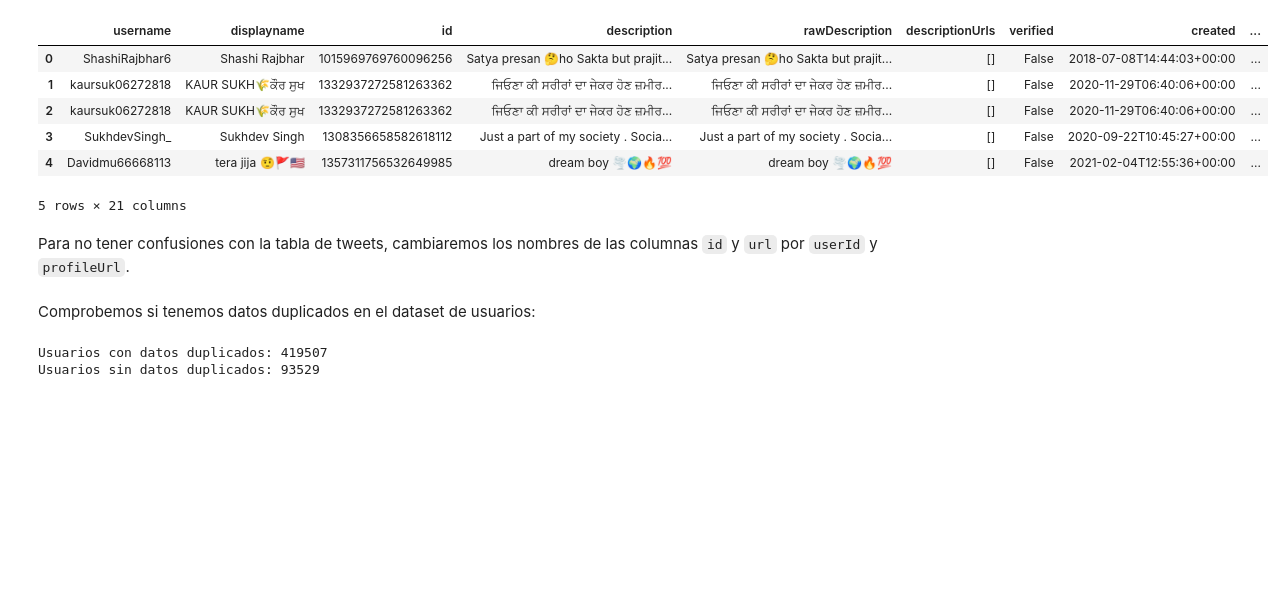
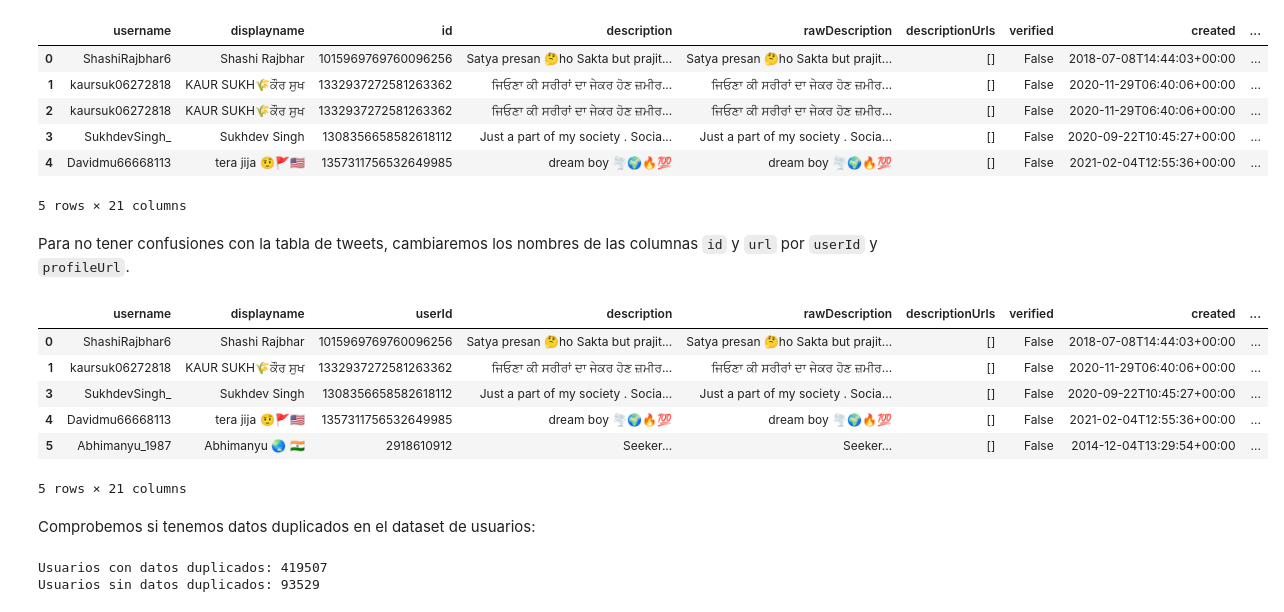
Before and after one commit to DanielaCorral/IIC2154-Diagnostico-Corral, a Jupyter notebook: diagnostico_IIC2154.ipynb, the cells around one changed output. Drawn from its saved outputs; the diff is of its cells as text; code cells hidden in the pictures; blank space fills up the shorter version.

```diff
--- a/diagnostico_IIC2154.ipynb
+++ b/diagnostico_IIC2154.ipynb
@@ -69,6 +69,16 @@ users.head()
 Para no tener confusiones con la tabla de tweets, cambiaremos los nombres de las columnas `id` y `url` por `userId` y `profileUrl`.
 # %%
 users.rename(columns={'id':'userId', 'url':'profileUrl'}, inplace=True)
+# %%
+users.head()
+# %% [output]
+|  | username | displayname | userId | description | rawDescription | descriptionUrls | verified | created | ... |
+| 0 | ShashiRajbhar6 | Shashi Rajbhar | 1015969769760096256 | Satya presan 🤔ho Sakta but prajit... | Satya presan 🤔ho Sakta but prajit... | [] | False | 2018-07-08T14:44:03+00:00 | ... |
+| 1 | kaursuk06272818 | KAUR SUKH🌾ਕੌਰ ਸੁਖ | 1332937272581263362 | ਜਿਓਣਾ ਕੀ ਸਰੀਰਾਂ ਦਾ ਜੇਕਰ ਹੋਣ ਜ਼ਮੀਰ... | ਜਿਓਣਾ ਕੀ ਸਰੀਰਾਂ ਦਾ ਜੇਕਰ ਹੋਣ ਜ਼ਮੀਰ... | [] | False | 2020-11-29T06:40:06+00:00 | ... |
+| 3 | SukhdevSingh_ | Sukhdev Singh | 1308356658582618112 | Just a part of my society . Socia... | Just a part of my society . Socia... | [] | False | 2020-09-22T10:45:27+00:00 | ... |
+| 4 | Davidmu66668113 | tera jija 🤨🚩🇺🇸 | 1357311756532649985 | dream boy 🌪🌍🔥💯 | dream boy 🌪🌍🔥💯 | [] | False | 2021-02-04T12:55:36+00:00 | ... |
+| 5 | Abhimanyu_1987 | Abhimanyu 🌏 🇮🇳 | 2918610912 | Seeker... | Seeker... | [] | False | 2014-12-04T13:29:54+00:00 | ... |
+5 rows × 21 columns
 # %% [markdown]
 Comprobemos si tenemos datos duplicados en el dataset de usuarios:
 # %%
```
Also changed, not shown: parts of 3 cells of this notebook.
